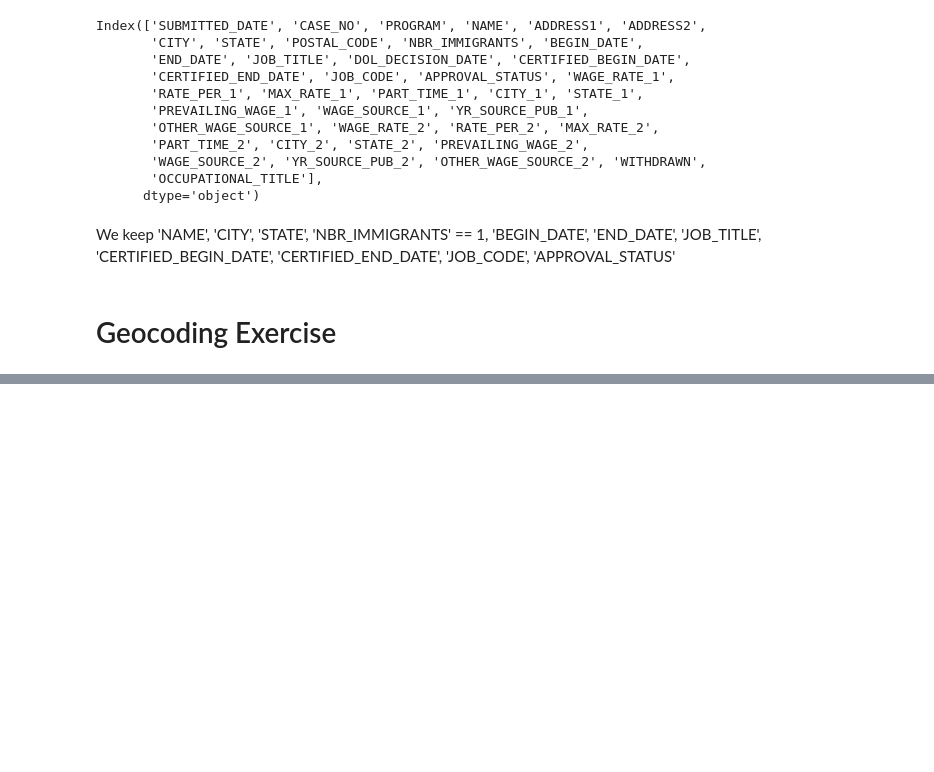
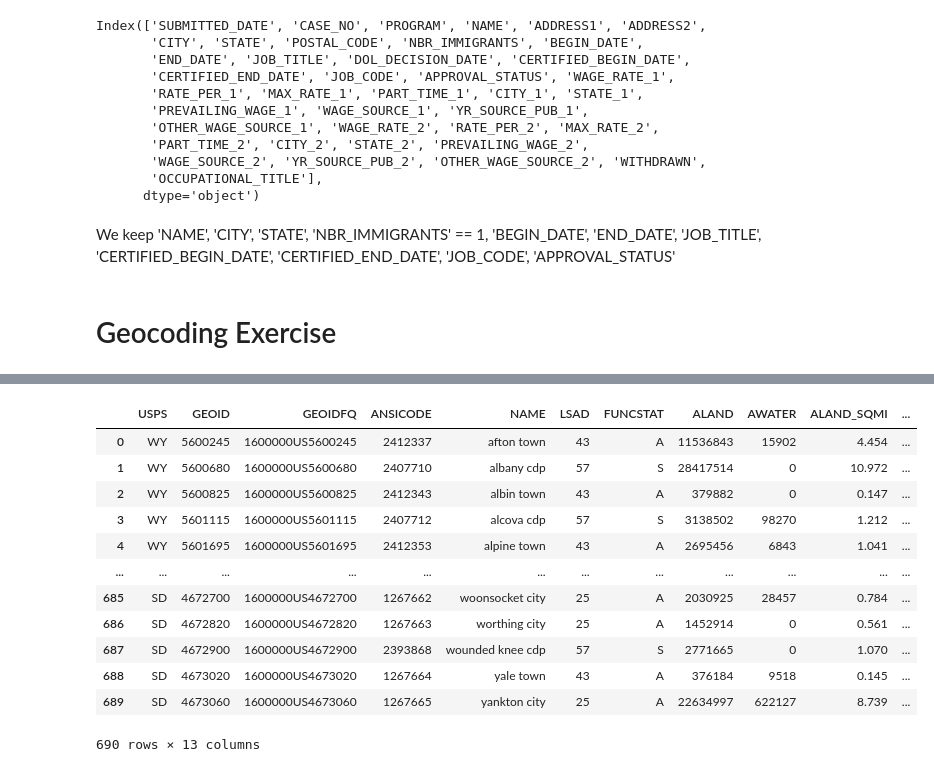
Before and after one commit to PBhandare/unit-3, a Jupyter notebook: data/H1BExploration.ipynb, the cells around one changed output, grey strips where cells are left out. Saved outputs shown, nothing was run; the diff lists cells and outputs as text; code cells hidden in the pictures; blank space fills up the shorter version.

```diff
--- a/data/H1BExploration.ipynb
+++ b/data/H1BExploration.ipynb
@@ -775,0 +830,21 @@ selectedApplicants
+# %%
+gaz = pd.concat([wy, sd], ignore_index=True)
+# %%
+gaz["NAME"] = gaz["NAME"].str.strip().str.lower()
+gaz["USPS"] = gaz["USPS"].str.strip().str.upper()
+# %%
+gaz
+# %% [output]
+|  | USPS | GEOID | GEOIDFQ | ANSICODE | NAME | LSAD | FUNCSTAT | ALAND | AWATER | ALAND_SQMI | ... |
+| 0 | WY | 5600245 | 1600000US5600245 | 2412337 | afton town | 43 | A | 11536843 | 15902 | 4.454 | ... |
+| 1 | WY | 5600680 | 1600000US5600680 | 2407710 | albany cdp | 57 | S | 28417514 | 0 | 10.972 | ... |
+| 2 | WY | 5600825 | 1600000US5600825 | 2412343 | albin town | 43 | A | 379882 | 0 | 0.147 | ... |
+| 3 | WY | 5601115 | 1600000US5601115 | 2407712 | alcova cdp | 57 | S | 3138502 | 98270 | 1.212 | ... |
+| 4 | WY | 5601695 | 1600000US5601695 | 2412353 | alpine town | 43 | A | 2695456 | 6843 | 1.041 | ... |
+| ... | ... | ... | ... | ... | ... | ... | ... | ... | ... | ... | ... |
+| 685 | SD | 4672700 | 1600000US4672700 | 1267662 | woonsocket city | 25 | A | 2030925 | 28457 | 0.784 | ... |
+| 686 | SD | 4672820 | 1600000US4672820 | 1267663 | worthing city | 25 | A | 1452914 | 0 | 0.561 | ... |
+| 687 | SD | 4672900 | 1600000US4672900 | 2393868 | wounded knee cdp | 57 | S | 2771665 | 0 | 1.070 | ... |
+| 688 | SD | 4673020 | 1600000US4673020 | 1267664 | yale town | 43 | A | 376184 | 9518 | 0.145 | ... |
+| 689 | SD | 4673060 | 1600000US4673060 | 1267665 | yankton city | 25 | A | 22634997 | 622127 | 8.739 | ... |
+690 rows × 13 columns
```
Also changed, not shown: parts of 27 cells of this notebook, 2 other files.
